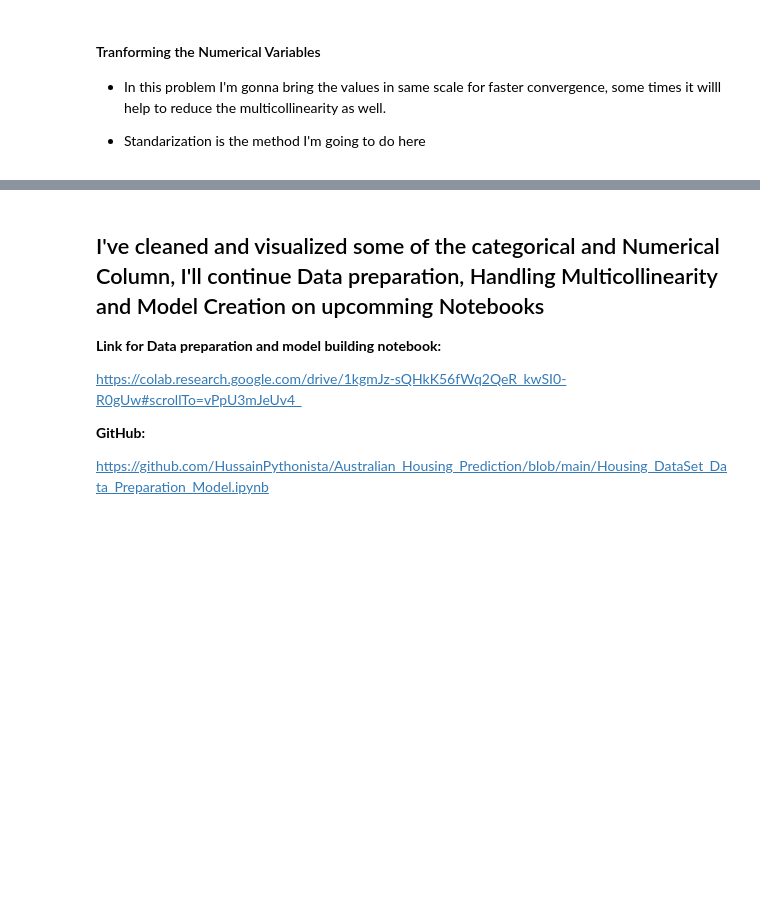
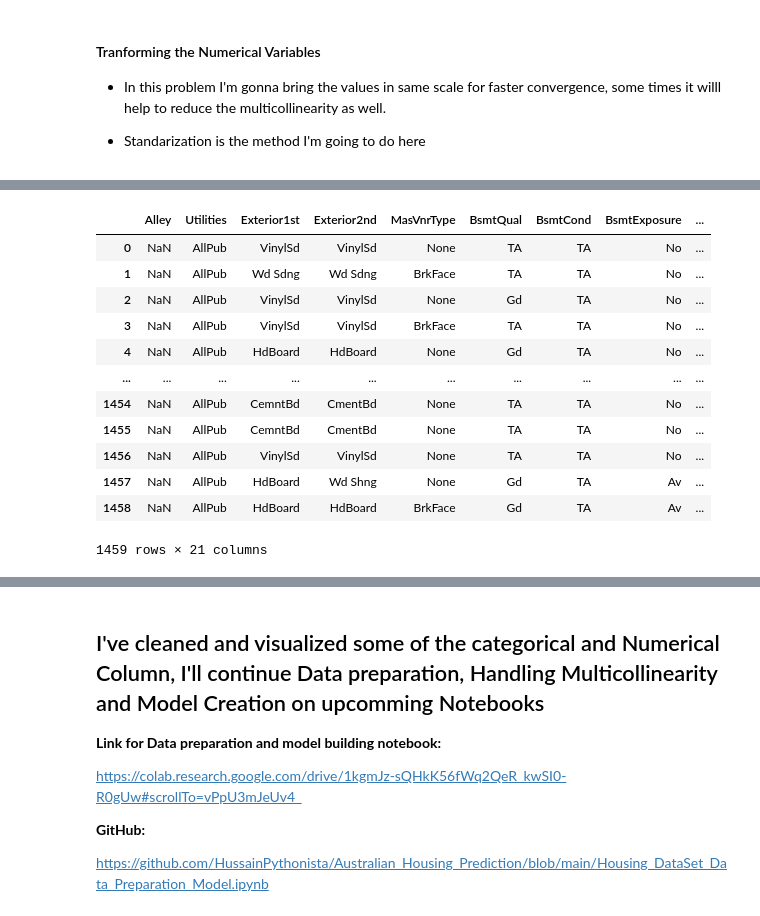
Before and after one commit to HussainPythonista/Australian_Housing_Prediction, a Jupyter notebook: Housing_DataSet_Data_Cleaning_EDA.ipynb, the cells around one changed output, grey strips where cells are left out. Saved outputs shown, nothing was run; the diff lists cells and outputs as text; code cells hidden in the pictures; blank space fills up the shorter version.

```diff
--- a/Housing_DataSet_Data_Cleaning_EDA.ipynb
+++ b/Housing_DataSet_Data_Cleaning_EDA.ipynb
@@ -836,0 +808,10 @@ house_price.to_csv('/content/drive/MyDrive/ML_Dataset/house_price_Cleaned_standa
+# %%
+house_price_test=house_price_test[train_columns]
+# %%
+mode_val=house_price_test["MSZoning"].mode()
+house_price_test["MSZoning"]=house_price_test["MSZoning"].fillna(str(mode_val))
+house_price_test["MSZoning"].isna().sum()
+# %%
+null=house_price_test.isna().sum()
+idx=null[null>0].index
+idx
@@ -836,0 +827,25 @@ house_price.to_csv('/content/drive/MyDrive/ML_Dataset/house_price_Cleaned_standa
+# %%
+numerical_dataset=house_price_test[idx].select_dtypes(["int","float"])
+numerical_columns=numerical_dataset.columns
+
+for column in numerical_columns:
+
+  house_price_test[column]=house_price_test[column].fillna(house_price_test[column].median())
+
+#house_price_test[numerical_columns]=house_price_test[numerical_columns].fillna(int(house_price_test[numerical_columns].median()))
+# %%
+house_price_test[idx].select_dtypes("object")
+# %% [output]
+|  | Alley | Utilities | Exterior1st | Exterior2nd | MasVnrType | BsmtQual | BsmtCond | BsmtExposure | ... |
+| 0 | NaN | AllPub | VinylSd | VinylSd | None | TA | TA | No | ... |
+| 1 | NaN | AllPub | Wd Sdng | Wd Sdng | BrkFace | TA | TA | No | ... |
+| 2 | NaN | AllPub | VinylSd | VinylSd | None | Gd | TA | No | ... |
+| 3 | NaN | AllPub | VinylSd | VinylSd | BrkFace | TA | TA | No | ... |
+| 4 | NaN | AllPub | HdBoard | HdBoard | None | Gd | TA | No | ... |
+| ... | ... | ... | ... | ... | ... | ... | ... | ... | ... |
+| 1454 | NaN | AllPub | CemntBd | CmentBd | None | TA | TA | No | ... |
+| 1455 | NaN | AllPub | CemntBd | CmentBd | None | TA | TA | No | ... |
+| 1456 | NaN | AllPub | VinylSd | VinylSd | None | TA | TA | No | ... |
+| 1457 | NaN | AllPub | HdBoard | Wd Shng | None | Gd | TA | Av | ... |
+| 1458 | NaN | AllPub | HdBoard | HdBoard | BrkFace | Gd | TA | Av | ... |
+1459 rows × 21 columns
```
Also changed, not shown: parts of 41 cells of this notebook.
